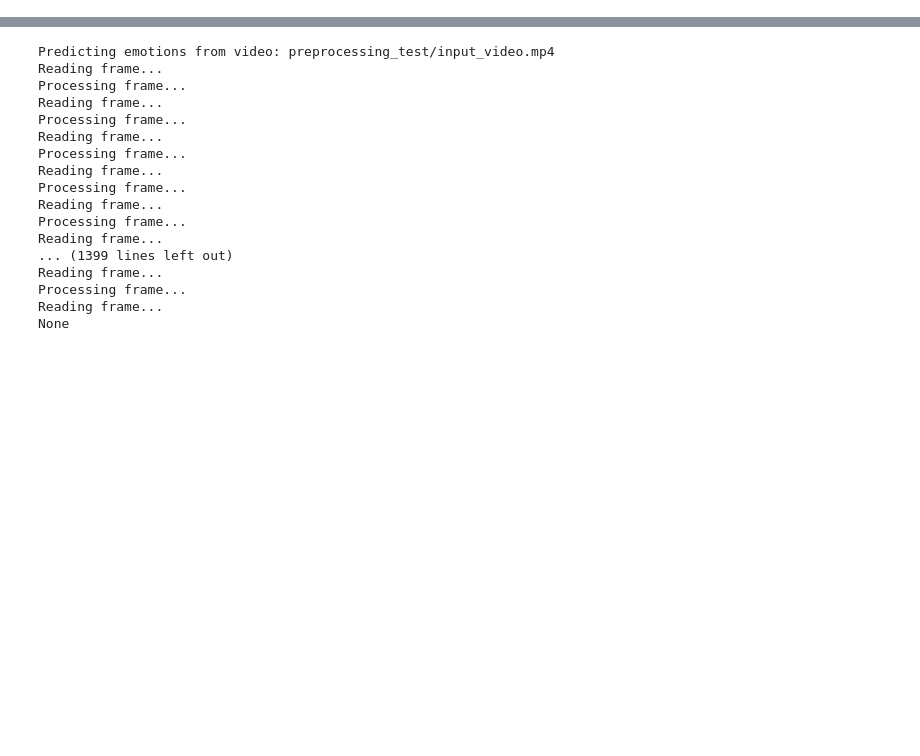
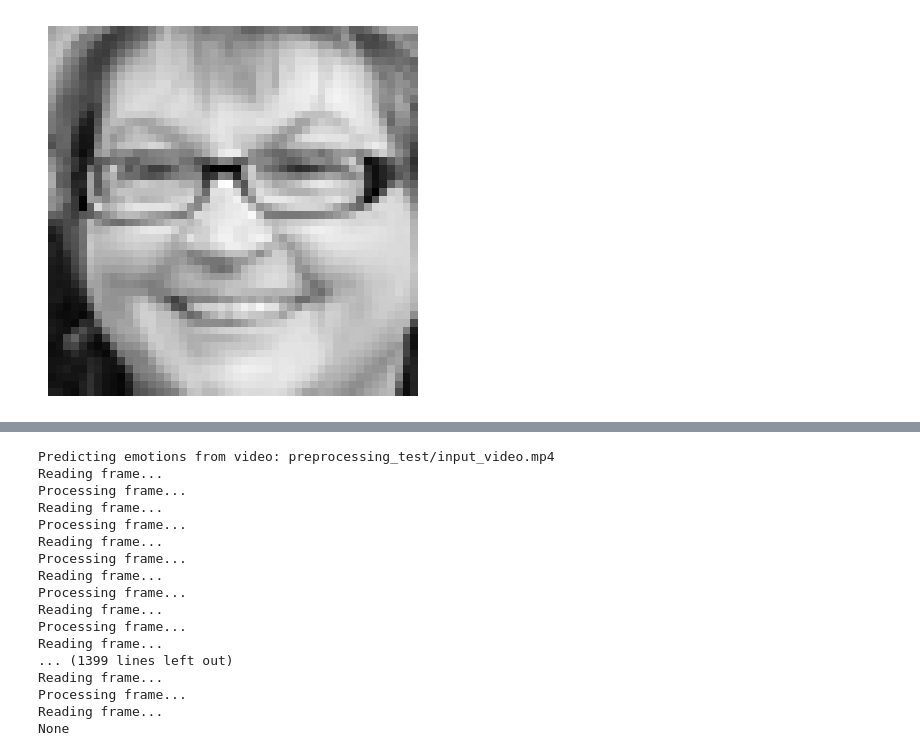
Before and after one commit to bdaanoun/emotions-detector, a Jupyter notebook: EDA.ipynb, the cells around one changed output, grey strips where cells are left out. Cells and saved outputs as stored; diff of their text form; code cells hidden in the pictures; blank space fills up the shorter version.

```diff
--- a/EDA.ipynb
+++ b/EDA.ipynb
@@ -18,12 +32,61 @@ def data_preprocess(df):
 # %%
 # # shows an image from the dataset
 # import matplotlib.pyplot as plt
 # df = pd.read_csv("data/train.csv")
 
 # pixels, y = data_preprocess(df)
 
 # img = pixels[500].reshape(48, 48)
 # plt.imshow(img, cmap='gray')
 # plt.title(f"Emotion: {y[500]}")
 # plt.axis('off')
 # plt.show()
+
+
+
+
+# --------------------------------------------------------------
+# working with data/test.csv dataset
+
+# shows an image from the data/test.csv dataset
+import matplotlib.pyplot as plt
+df = pd.read_csv("data/test.csv")
+
+pixels = df["pixels"]
+pixels = pixels.apply(lambda x: np.fromstring(x, sep=' '))
+pixels = np.stack(pixels.values)
+pixels = pixels.reshape(-1, 48, 48, 1)
+pixels = pixels.astype(np.float32) / 255.0
+
+img = pixels[100].reshape(48, 48)
+plt.imshow(img, cmap='gray')
+plt.axis('off')
+plt.show()
+
+
+# predict on one image from the data/test.csv dataset
+
+emotions = [
+    "Angry",
+    "Disgust",
+    "Fear",
+    "Happy",
+    "Sad",
+    "Surprise",
+    "Neutral"
+]
+
+
+from tensorflow.keras.models import load_model
+
+# Load model
+model = load_model("results/model/final_emotion_model.keras")
+
+pred = model.predict(pixels[100].reshape(1, 48, 48, 1))
+index = np.argmax(pred)
+emotion = emotions[index]
+confidence = pred[0][index] * 100
+
+print(f"{emotion} ({confidence:.2f}%)")
+# %% [output]
+[figure, added]
```
Also changed, not shown: parts of 4 cells of this notebook, 3 other files.
